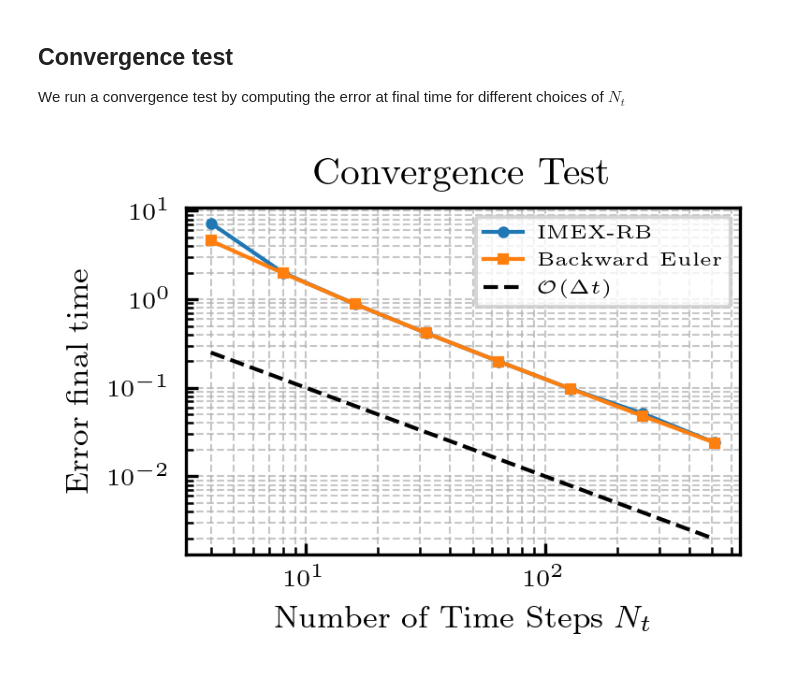
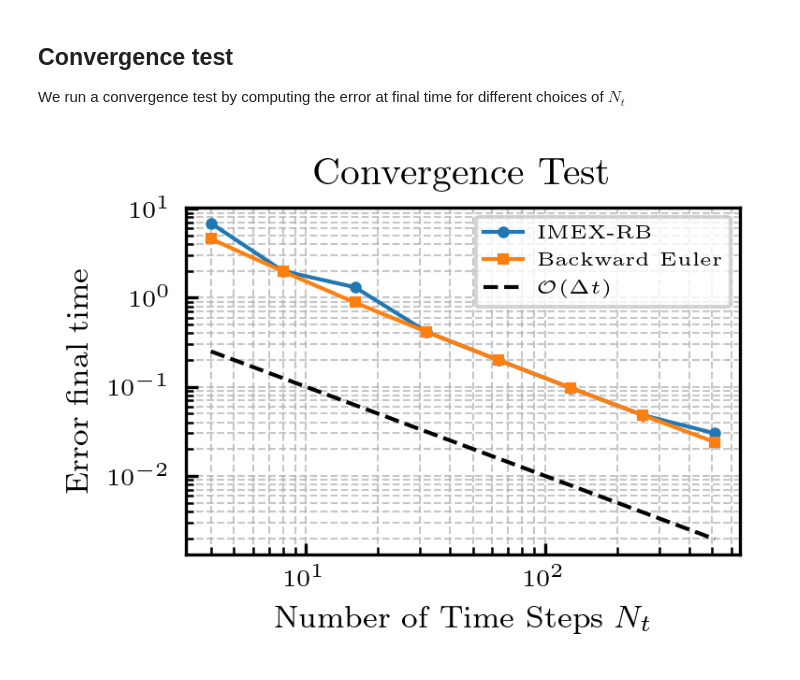
Before and after one commit to Fra-Sala/IMEX-RB, a Jupyter notebook: tutorials/heat1D.ipynb, the cells around one changed output. Cells and saved outputs as stored; diff of their text form; code cells hidden in the pictures.

```diff
--- a/tutorials/heat1D.ipynb
+++ b/tutorials/heat1D.ipynb
@@ -103,7 +103,7 @@ We now integrate over time, using different schemes. First of all, we define som
 # Define number of timesteps
 Nt = 200
 # Define epsilon for absolute stability condition
-epsilon = 1e-3 # 1.0/np.linalg.cond(problem.A)
+epsilon = 1e-4 # 1.0/np.linalg.cond(problem.A)
 # Define max dimension of subspace before subiterations
 maxsize = int(np.ceil(np.pow(Nx, 1/3)))
 # Define max allowed enlargement during subiterations
@@ -196,8 +196,8 @@ for Nt in Nt_values:
 
     # Solve the problem with each scheme
     uIMEX, *_ = imexrb(problem, u0, tspan, Nt, epsilon, maxsize, maxsubiter)
-    uBE, _ = backward_euler(problem, u0, tspan, Nt)
-    uFE, _ = forward_euler(problem, u0, tspan, Nt)
+    uBE, *_ = backward_euler(problem, u0, tspan, Nt)
+    uFE, *_ = forward_euler(problem, u0, tspan, Nt)
 
     # Compute errors at final time for each scheme
     err_imex = compute_errors(uIMEX, tvec, problem.domain, problem.exact_sol)
@@ -211,14 +211,14 @@ for Nt in Nt_values:
 # %%
 # Plot the convergence results
 plt.loglog(Nt_values, errors_imex, label="IMEX-RB", marker='o', linestyle='-')
 plt.loglog(Nt_values, errors_be, label="Backward Euler", marker='s', linestyle='-')
 # plt.loglog(Nt_values, errors_fe, label="Forward Euler", marker='^', linestyle='-.')
 plt.loglog(Nt_values, [1/Nt for Nt in Nt_values], label=r"$\mathcal{O}(\Delta t)$", color="k", linestyle='--')
 plt.xlabel(r"Number of Time Steps $N_t$")
 plt.ylabel("Error final time")
 plt.title("Convergence Test")
 plt.legend()
-plt.grid(True, which="both", linestyle="--", linewidth=0.5)
+plt.grid(True, which="both", linewidth=0.5)
 plt.show()
 # %% [output]
-[figure, old version]
+[figure, new version]
```
